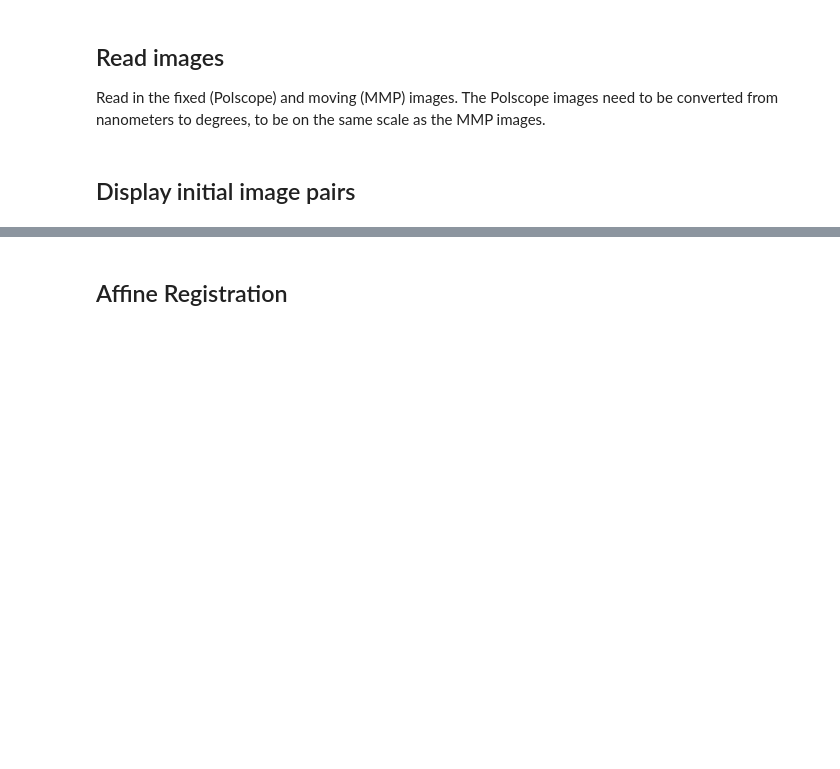
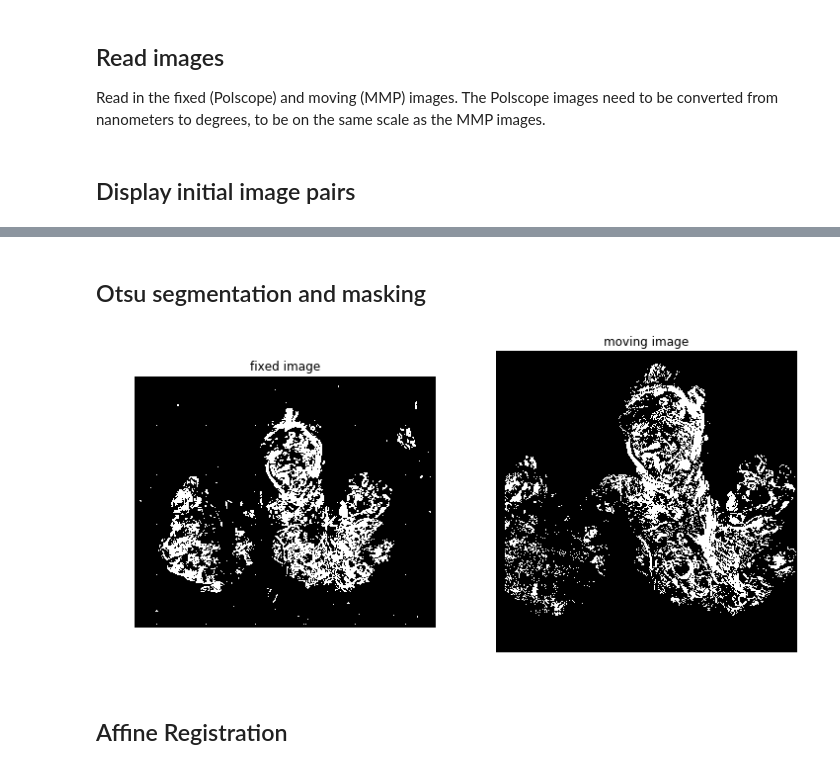
Before and after one commit to uw-loci/polarimetry, a Jupyter notebook: Jupyter Notebooks/MMP registration and Polscope mask.ipynb, the cells around one changed output, grey strips where cells are left out. Drawn from its saved outputs; the diff is of its cells as text; code cells hidden in the pictures; blank space fills up the shorter version.

```diff
--- a/Jupyter Notebooks/MMP registration and Polscope mask.ipynb
+++ b/Jupyter Notebooks/MMP registration and Polscope mask.ipynb
@@ -123,11 +280,15 @@ Read in the fixed (Polscope) and moving (MMP) images.  The Polscope images need
 # %%
 sample = 'WP2'
 
-fixed = polToDegree(sitk.ReadImage(PolDir + sample + '_35nm_10x.tif', sitk.sitkFloat32),35)
+fixed = polToDegree(sitk.ReadImage(PolDir + sample + '.tif', sitk.sitkFloat32),35)
 moving = sitk.ReadImage(MMPDir + sample + '_MMP.tif')
 
-fixed.SetSpacing([6,6,1])
-moving.SetSpacing([5.57,5.57,1])
+
+fixed.SetSpacing([5.47,5.47])
+moving.SetSpacing([5.75,5.75])
+
+#moving.SetOrigin([3480,1698])
+# fixed.SetOrigin([4284,2205])
 # %% [markdown]
 ## Display initial image pairs
 # %%
@@ -137,2 +298,17 @@ display_images(fixed, moving)
+# %% [markdown]
+## Otsu segmentation and masking
+# %%
+otsu_filter = sitk.OtsuThresholdImageFilter()
+otsu_filter.SetInsideValue(0)
+otsu_filter.SetOutsideValue(1)
+fixedMask = otsu_filter.Execute(fixed)
+
+fixedMask = sitk.BinaryDilate(sitk.BinaryDilate(fixedMask))
+
+movingMask = otsu_filter.Execute(moving)
+
+display_images(fixedMask, movingMask)
+# %% [output]
+[figure, added]
 # %% [markdown]
 ## Affine Registration
```
Also changed, not shown: parts of 13 cells of this notebook, 3 other files.
